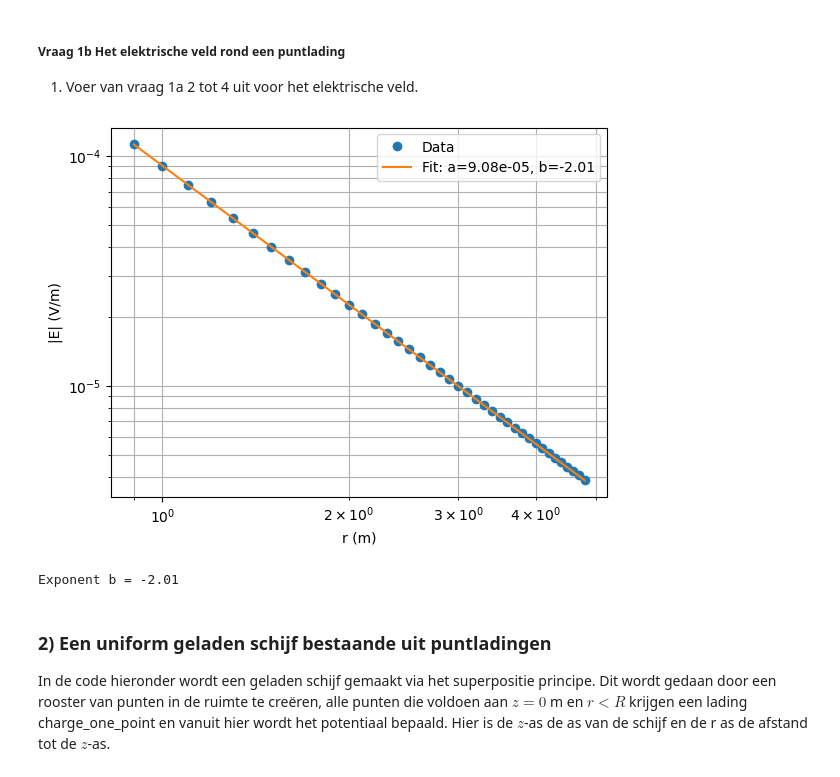
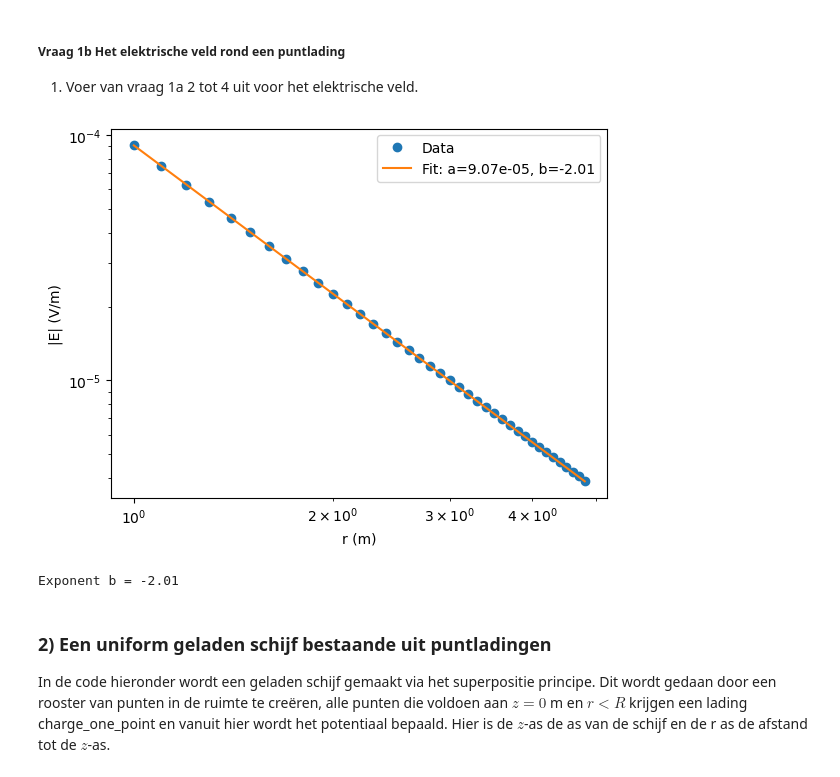
Before and after one commit to daanTN/DEF-Daan, a Jupyter notebook: DigitaleOntwerpopdrachten/1CondensatorOpdracht/CondensatorOntwerpopdracht.ipynb, the cells around one changed output. Saved outputs shown, nothing was run; the diff lists cells and outputs as text; code cells hidden in the pictures.

```diff
--- a/DigitaleOntwerpopdrachten/1CondensatorOpdracht/CondensatorOntwerpopdracht.ipynb
+++ b/DigitaleOntwerpopdrachten/1CondensatorOpdracht/CondensatorOntwerpopdracht.ipynb
@@ -128,38 +129,38 @@ Exponent b = -1.00
 # %%
 # Opgave 2 (plot |E| tegen r op log-log schaal)
 
 index_z0_E = np.argmin(np.abs(z_for_E))
 
-plt.loglog(r_for_E[8:], normE[index_z0_E][8:], 'o', label='Data') #We slicen de eerste 8 weg, we merken dat de fit betrouwbarder is als we de eerste 8 punten weg slicen.
+plt.loglog(r_for_E[9:], normE[index_z0_E][9:], 'o', label='Data') #We slicen de eerste 9 weg zodat je geen r=0.x hebt, wat de fit betrouwbaarder maakt.
 plt.xlabel("r (m)")
 plt.ylabel("|E| (V/m)")
 plt.grid()
 plt.legend()
 
 
 # Opgave 3
 
 # Fitten: gebruik r_for_E en normE
-popt, pcov = curve_fit(exp, r_for_E[8:], normE[index_z0_E][8:])
+popt, pcov = curve_fit(exp, r_for_E[9:], normE[index_z0_E][9:])
 a_fit, b_fit = popt
 
 # Plot fit
 
-plt.loglog(r_for_E[8:], exp(r_for_E[8:], a_fit, b_fit),
+plt.loglog(r_for_E[9:], exp(r_for_E[9:], a_fit, b_fit),
            label='Fit: a={:.2e}, b={:.2f}'.format(a_fit, b_fit))
 
 plt.xlabel('r (m)')
 plt.ylabel('|E| (V/m)')
-plt.grid(True, which='both')
+plt.grid()
 plt.legend()
 plt.show()
 
 
 #Opgave 4
 
 print(f"Exponent b = {b_fit:.2f}") #Netjes printen van het exponent
 # %% [output]
-[figure, old version]
+[figure, new version]
 Exponent b = -2.01
 # %% [markdown]
 ### 2) Een uniform geladen schijf bestaande uit puntladingen
```
Also changed, not shown: parts of 5 cells of this notebook, 3 other files.
